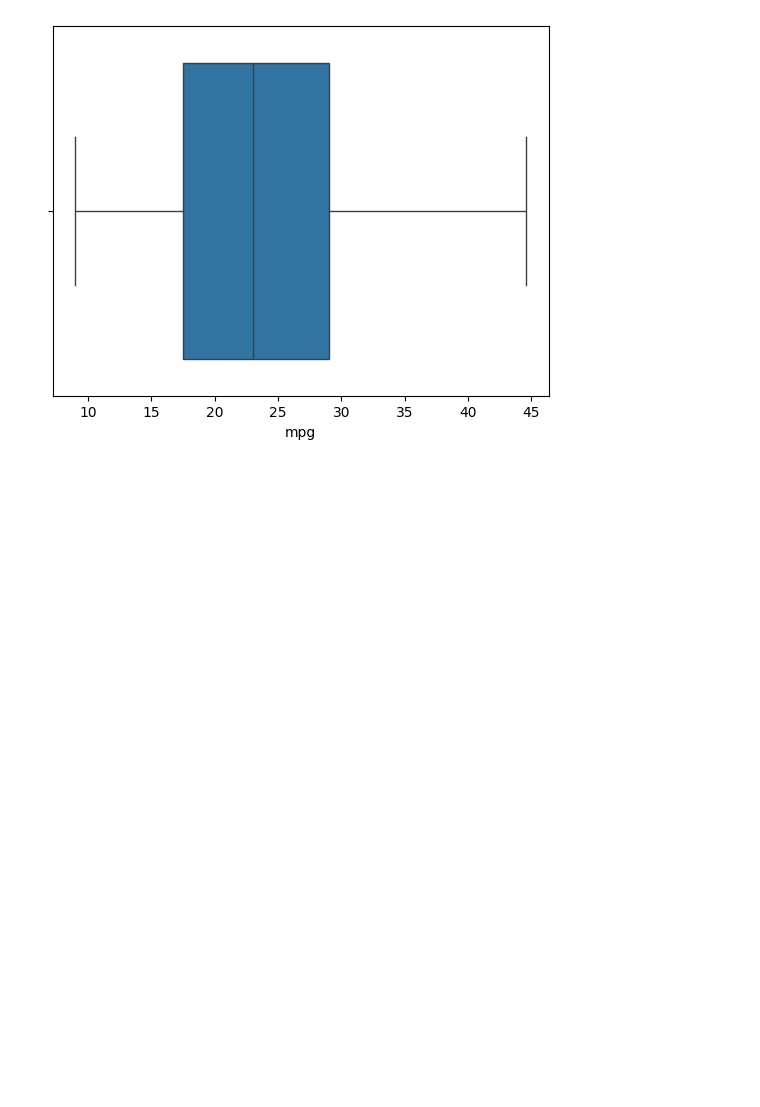
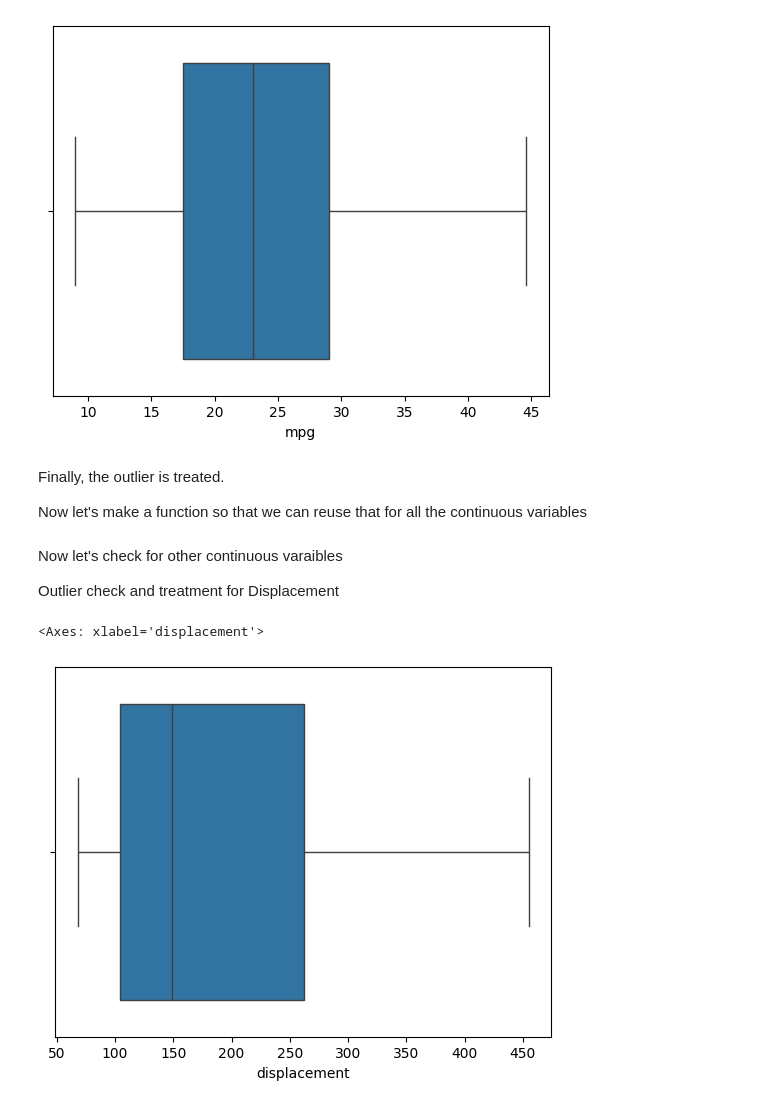
Before and after one commit to web-dev-champ/Auto-mpg, a Jupyter notebook: auto-mpg_EDA.ipynb, the cells around one changed output. Drawn from its saved outputs; the diff is of its cells as text; code cells hidden in the pictures; blank space fills up the shorter version.

Commit message:
Outlier and na treatment done

```diff
--- a/auto-mpg_EDA.ipynb
+++ b/auto-mpg_EDA.ipynb
@@ -207,3 +211,7 @@ sns.boxplot(x=data['mpg'])
 # %% [output]
 <Axes: xlabel='mpg'>
 [figure]
+# %% [markdown]
+Finally, the outlier is treated.
+
+Now let's make a function so that we can reuse that for all the continuous variables
@@ -209,0 +230,9 @@ sns.boxplot(x=data['mpg'])
+# %% [markdown]
+Now let's check for other continuous varaibles
+
+Outlier check and treatment for Displacement
+# %%
+sns.boxplot(x=data['displacement'])
+# %% [output]
+<Axes: xlabel='displacement'>
+[figure, added]
```
Also changed, not shown: parts of 29 cells of this notebook.
